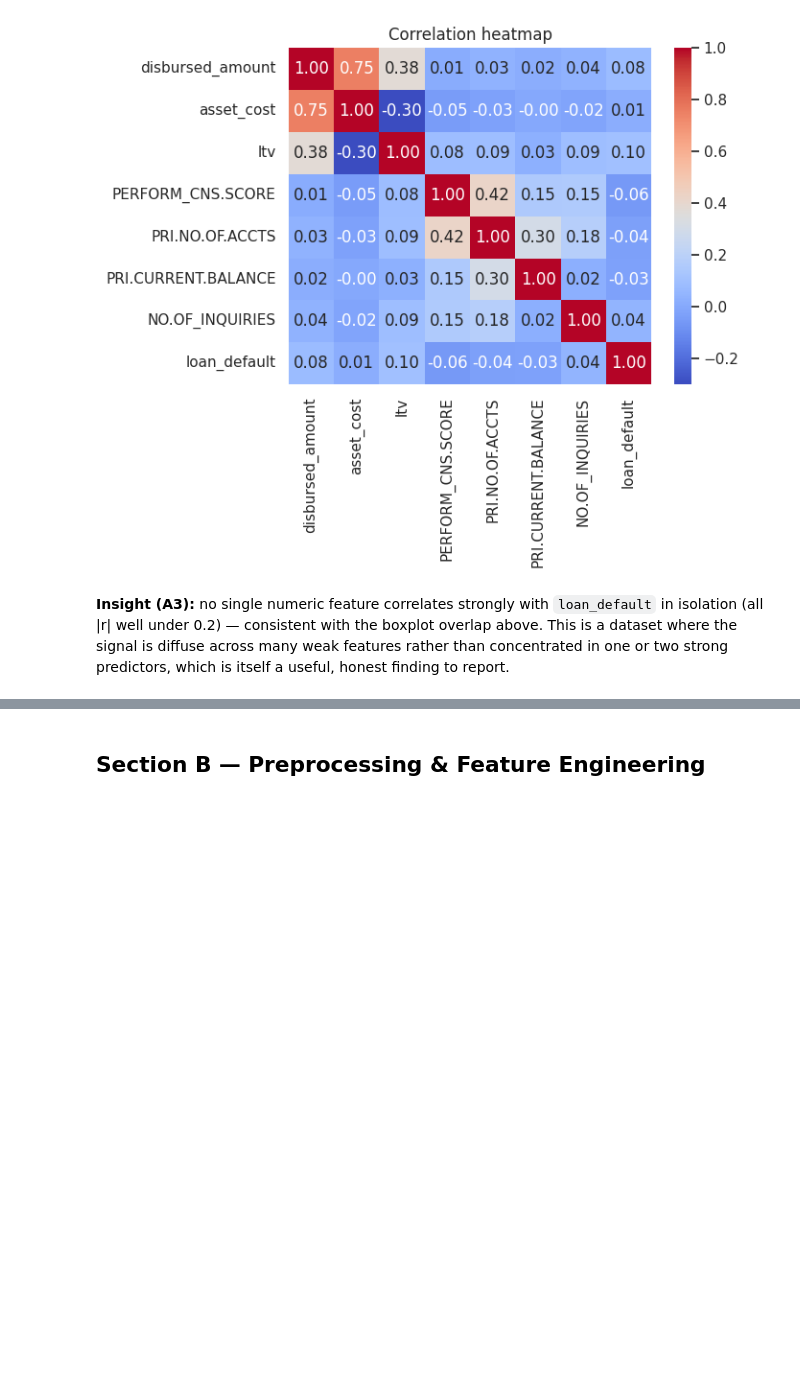
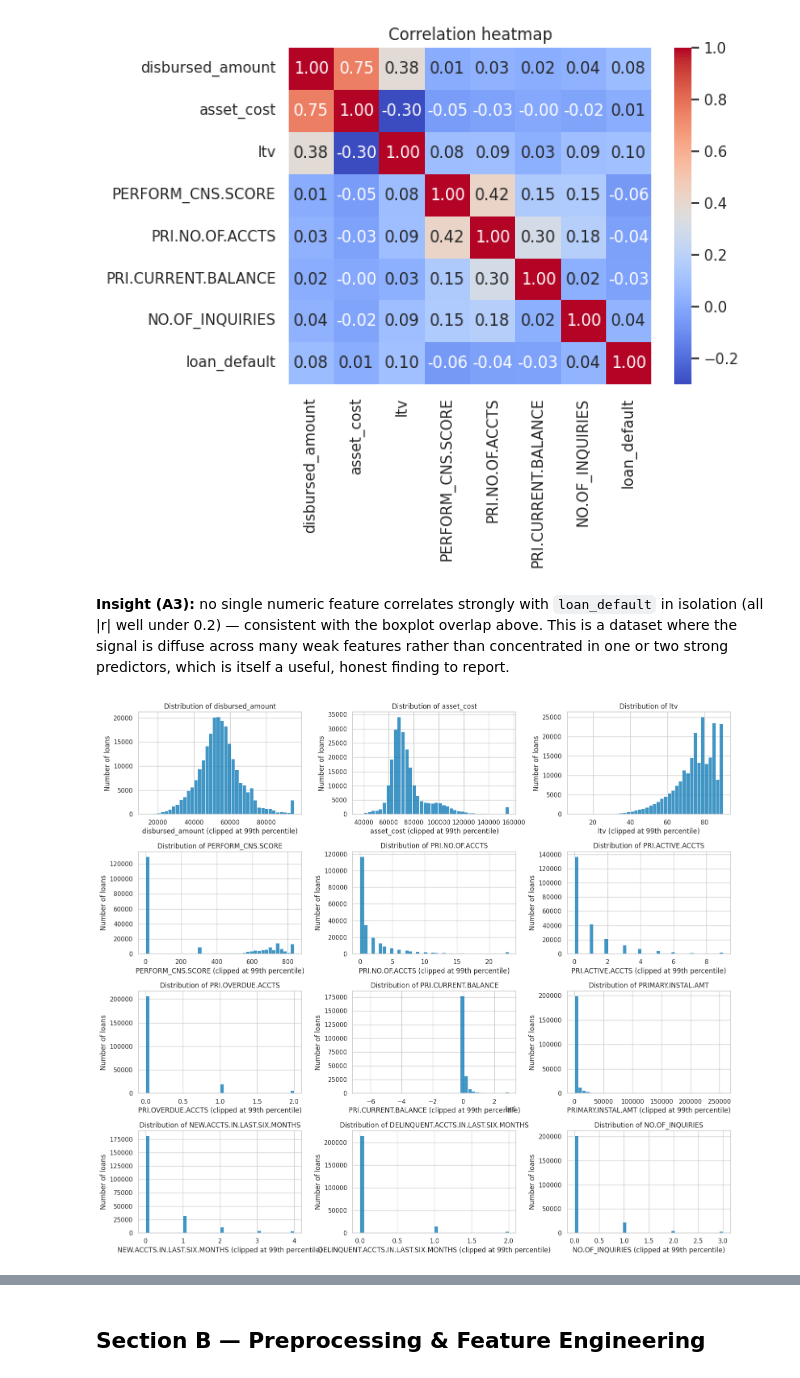
Before and after one commit to rushilChakravarthy/ML-capstone, a Jupyter notebook: notebooks/classification.ipynb, the cells around one changed output, grey strips where cells are left out. Cells and saved outputs as stored; diff of their text form; code cells hidden in the pictures; blank space fills up the shorter version.

```diff
--- a/notebooks/classification.ipynb
+++ b/notebooks/classification.ipynb
@@ -103,3 +120,18 @@ plt.show()
 [figure]
 # %% [markdown]
 **Insight (A3):** no single numeric feature correlates strongly with `loan_default` in isolation (all |r| well under 0.2) — consistent with the boxplot overlap above. This is a dataset where the signal is diffuse across many weak features rather than concentrated in one or two strong predictors, which is itself a useful, honest finding to report.
+# %%
+# Distribution plots for every raw numeric feature (clipped at the 99th percentile so extreme tails don't flatten the plot)
+eda_numeric = ["disbursed_amount", "asset_cost", "ltv", "PERFORM_CNS.SCORE", "PRI.NO.OF.ACCTS", "PRI.ACTIVE.ACCTS",
+               "PRI.OVERDUE.ACCTS", "PRI.CURRENT.BALANCE", "PRIMARY.INSTAL.AMT", "NEW.ACCTS.IN.LAST.SIX.MONTHS",
+               "DELINQUENT.ACCTS.IN.LAST.SIX.MONTHS", "NO.OF_INQUIRIES"]
+fig, axes = plt.subplots(4, 3, figsize=(16, 14))
+for ax, col in zip(axes.ravel(), eda_numeric):
+    sns.histplot(df[col].clip(upper=df[col].quantile(0.99)), bins=40, ax=ax)
+    ax.set_title(f"Distribution of {col}")
+    ax.set_xlabel(col + " (clipped at 99th percentile)")
+    ax.set_ylabel("Number of loans")
+plt.tight_layout()
+plt.show()
+# %% [output]
+[figure, added]
```
Also changed, not shown: parts of 26 cells of this notebook, 5 other files.
